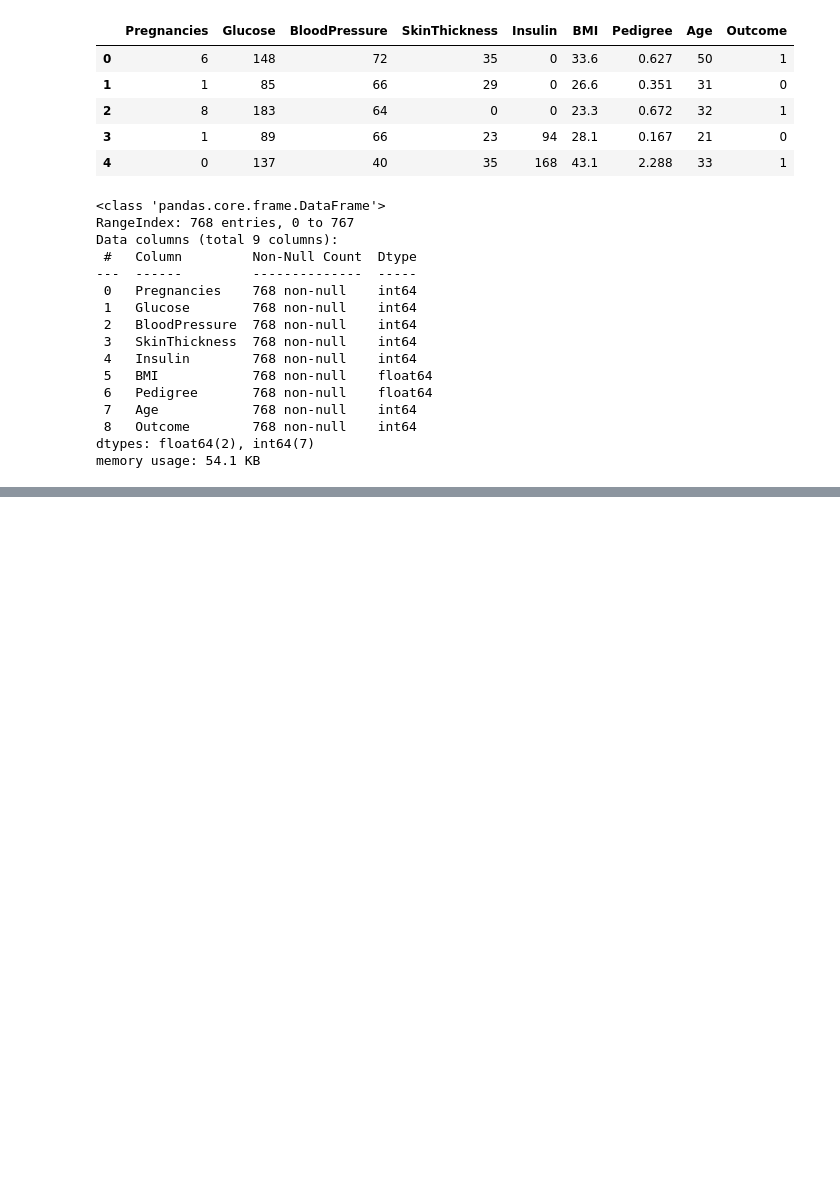
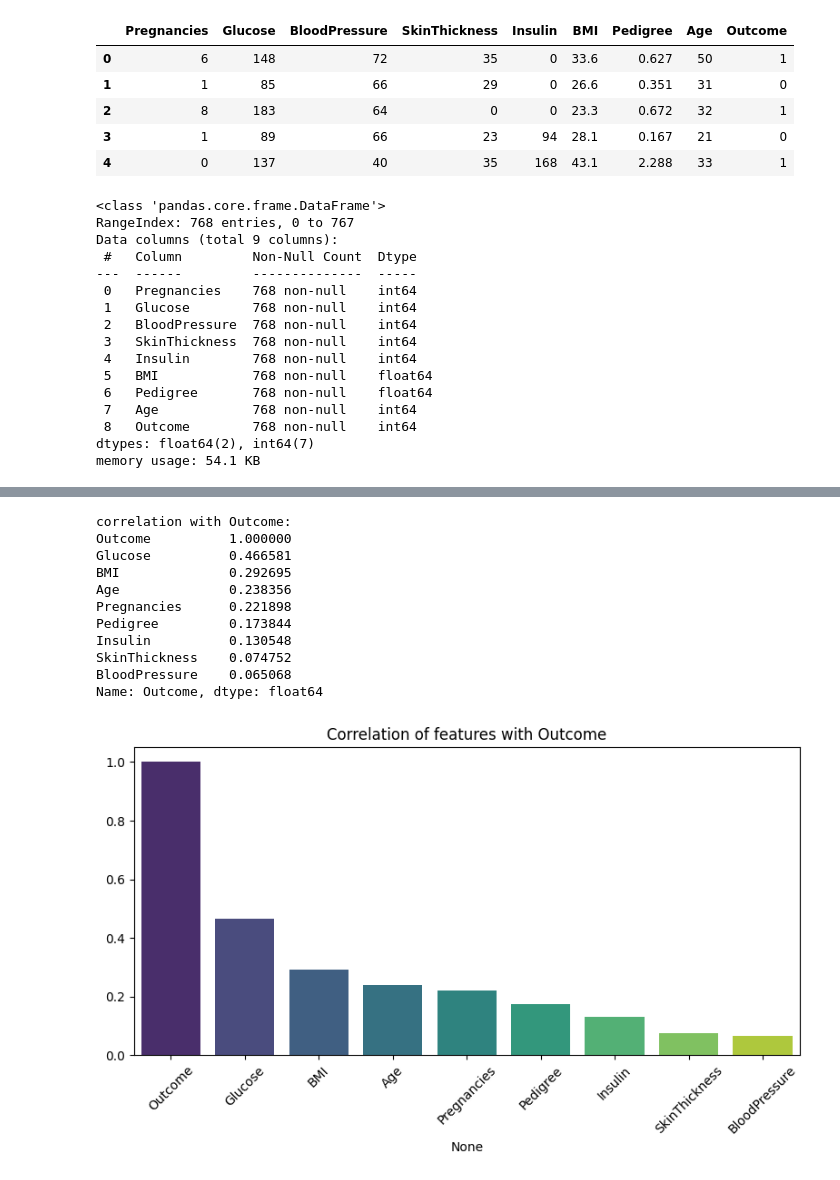
Before and after one commit to 7Kseniya/AI_Systems, a Jupyter notebook: ml_intro/lab4/knn.ipynb, the cells around one changed output, grey strips where cells are left out. Drawn from its saved outputs; the diff is of its cells as text; code cells hidden in the pictures; blank space fills up the shorter version.

```diff
--- a/ml_intro/lab4/knn.ipynb
+++ b/ml_intro/lab4/knn.ipynb
@@ -72,0 +106,8 @@ df.describe()
+# %%
+counter = 0
+for col in df.columns:
+    if df[col].dtype == 'object' or isinstance(df[col].dtype, pd.CategoricalDtype):
+        counter+=1
+        print(f"- {col}")
+if counter == 0:
+    print('there are no categorical columns ')
@@ -72,0 +116,9 @@ df.describe()
+# %%
+std_col, n_col = [], []
+for col in df.columns:
+    if pd.api.types.is_numeric_dtype(df[col]):
+        std = np.std(df[col], ddof=0)
+        std_col.append(std)
+        n_col.append(col)
+for j in range(len(n_col)):
+    print(f"{n_col[j]} : {std_col[j]}.")
@@ -72,0 +189,5 @@ df.describe()
+# %%
+for col in df.columns[1:-3]:
+    df[col].replace(0,np.NaN, inplace=True)
+    df[col].fillna(round(df[col].mean(skipna=True)), inplace=True)
+df.head(10)
@@ -72,0 +206,26 @@ df.describe()
+# %%
+correlation_matrix = df.corr()
+correlation_with_target = correlation_matrix["Outcome"].sort_values(ascending=False)
+
+print("correlation with Outcome:")
+print(correlation_with_target)
+
+plt.figure(figsize=(8, 5))
+sns.barplot(x=correlation_with_target.index, y=correlation_with_target.values, palette="viridis")
+plt.title("Correlation of features with Outcome")
+plt.xticks(rotation=45)
+plt.tight_layout()
+plt.show()
+# %% [output]
+correlation with Outcome:
+Outcome          1.000000
+Glucose          0.466581
+BMI              0.292695
+Age              0.238356
+Pregnancies      0.221898
+Pedigree         0.173844
+Insulin          0.130548
+SkinThickness    0.074752
+BloodPressure    0.065068
+Name: Outcome, dtype: float64
+[figure, added]
```
Also changed, not shown: parts of 20 cells of this notebook.
